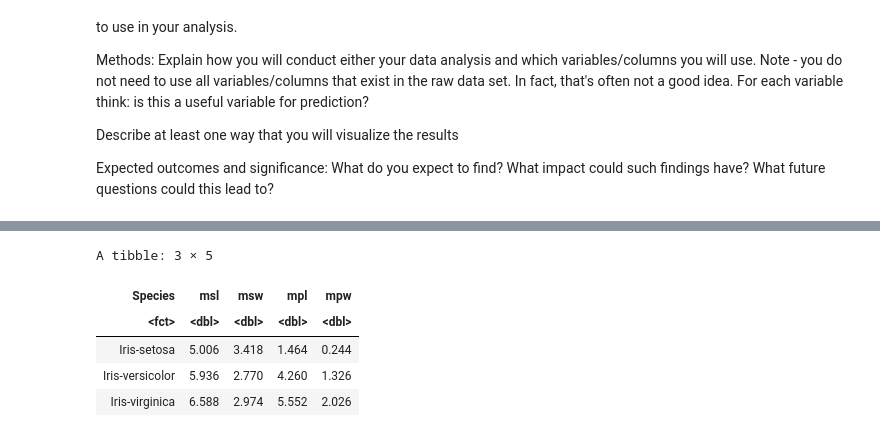
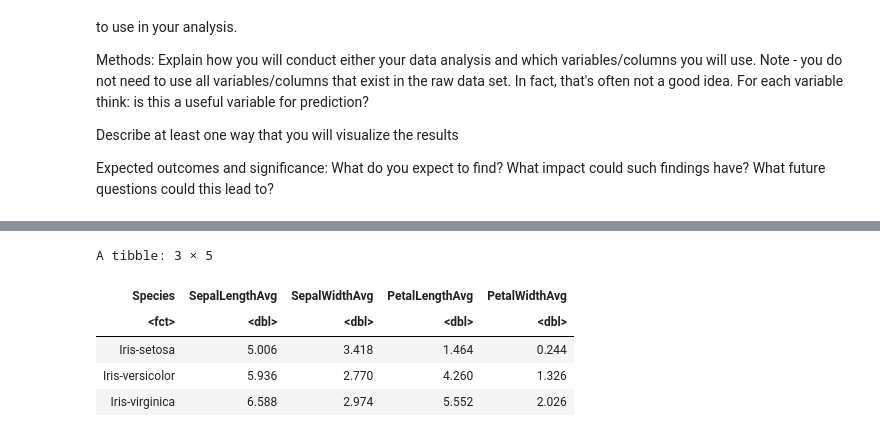
Before and after one commit to lucaschan117/dsci-100-002-group36, a Jupyter notebook: Iris_Project.ipynb, the cells around one changed output, grey strips where cells are left out. Drawn from its saved outputs; the diff is of its cells as text; code cells hidden in the pictures.

```diff
--- a/Iris_Project.ipynb
+++ b/Iris_Project.ipynb
@@ -117,11 +117,11 @@ A tibble: 99 × 6
 # %%
 iris |>
     select(-Id) |>
     group_by(Species) |>
-    summarize(msl = mean(SepalLengthCm), msw = mean(SepalWidthCm), mpl = mean(PetalLengthCm), mpw = mean(PetalWidthCm))
+    summarize(SepalLengthAvg = mean(SepalLengthCm), SepalWidthAvg = mean(SepalWidthCm), PetalLengthAvg = mean(PetalLengthCm), PetalWidthAvg = mean(PetalWidthCm))
 # %% [output]
 A tibble: 3 × 5
-| Species | msl | msw | mpl | mpw |
+| Species | SepalLengthAvg | SepalWidthAvg | PetalLengthAvg | PetalWidthAvg |
 | <fct> | <dbl> | <dbl> | <dbl> | <dbl> |
 | Iris-setosa | 5.006 | 3.418 | 1.464 | 0.244 |
 | Iris-versicolor | 5.936 | 2.770 | 4.260 | 1.326 |
```
Also changed, not shown: parts of 3 cells of this notebook.
